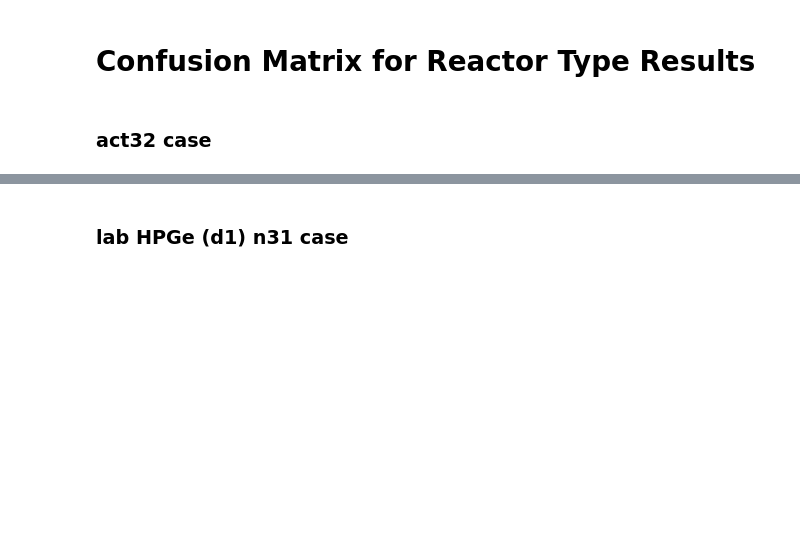
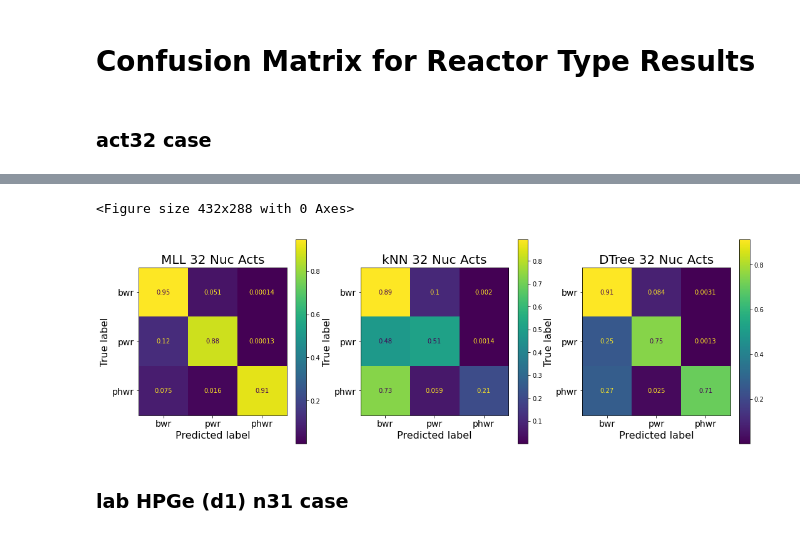
Before and after one commit to opotowsky/process_results, a Jupyter notebook: confusion_matrix.ipynb, the cells around one changed output, grey strips where cells are left out. Saved outputs shown, nothing was run; the diff lists cells and outputs as text; code cells hidden in the pictures; blank space fills up the shorter version.

Commit message:
dtree and confusion matrix viz updates for presentation

```diff
--- a/confusion_matrix.ipynb
+++ b/confusion_matrix.ipynb
@@ -15,6 +16,23 @@ dets = ['nuc29', 'act32', 'act4/9', 'd1_hpge', 'd2_hpge', 'd3_czt', 'd6_sri2', '
 pred = ['reactor', 'burnup', 'enrichment', 'cooling']
 predmll = ['ReactorType', 'Burnup', 'Enrichment', 'CoolingTime']
 cm_labels = ['bwr', 'pwr', 'phwr']
+# %%
+def plot_cm(cm_list, descrip):
+    plt.clf()
+    fig, axs = plt.subplots(nrows=1, ncols=3, sharex=False, sharey=False, figsize=(18,6))
+    titles = ['MLL', 'kNN', 'DTree']
+    for a, ax in enumerate(axs):
+        cm = cm_list[a].plot(ax=ax)
+        ax.xaxis.label.set_size(16)
+        ax.yaxis.label.set_size(16)
+        ax.tick_params(axis='x', labelsize=14)
+        ax.tick_params(axis='y', labelsize=14)
+        ax.set_title(titles[a] + descrip, fontsize=20)
+    plt.show()
+
+    sv_fig = './plots/confusion_matrix_auto_d1.png'
+    fig.savefig(sv_fig, bbox_inches='tight', transparent=True)
+    return
 # %% [markdown]
 # Confusion Matrix for Reactor Type Results
 # %% [markdown]
@@ -40,2 +51,7 @@ dtr_cm.plot()
+# %%
+plot_cm([mll_cm, knn_cm, dtr_cm], ' 32 Nuc Acts')
+# %% [output]
+<Figure size 432x288 with 0 Axes>
+[figure, added]
 # %% [markdown]
 ### lab HPGe (d1) n31 case
```
Also changed, not shown: parts of 9 cells of this notebook, 1 other file.
